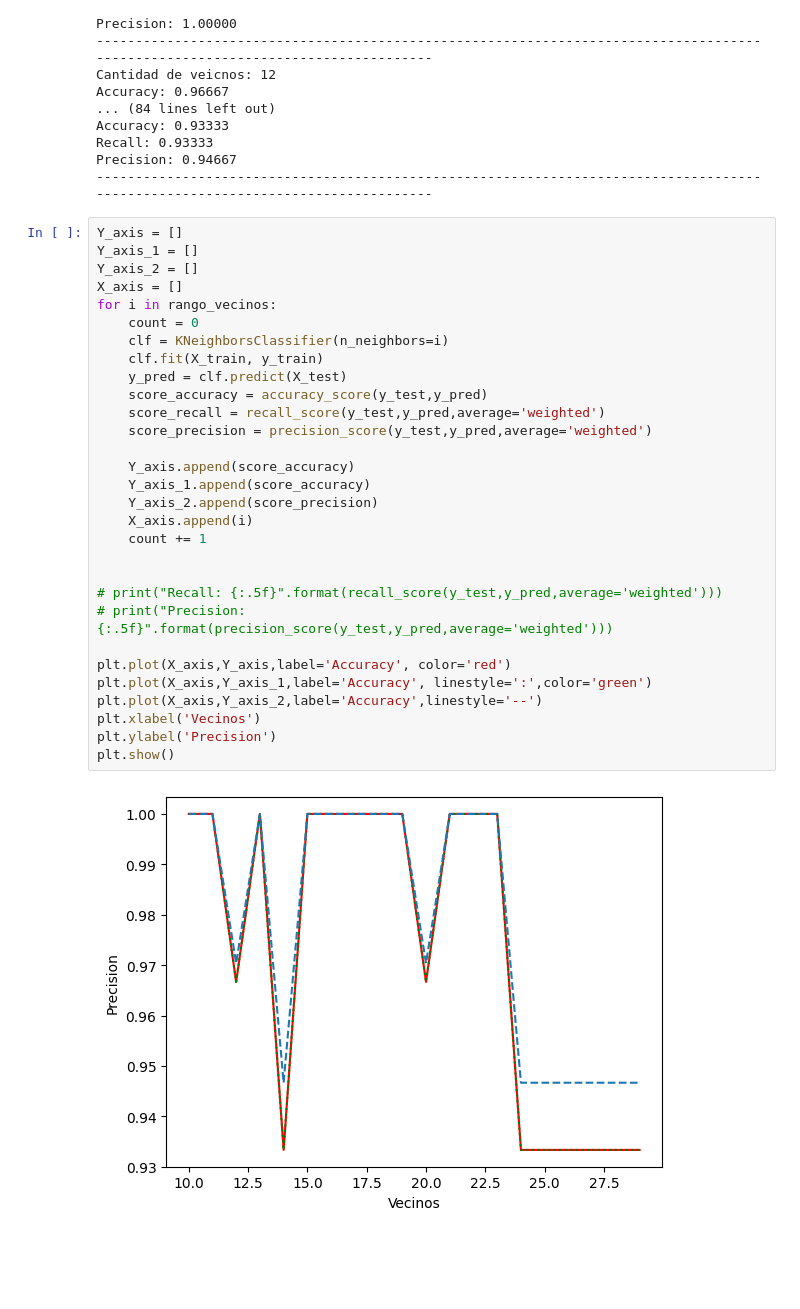
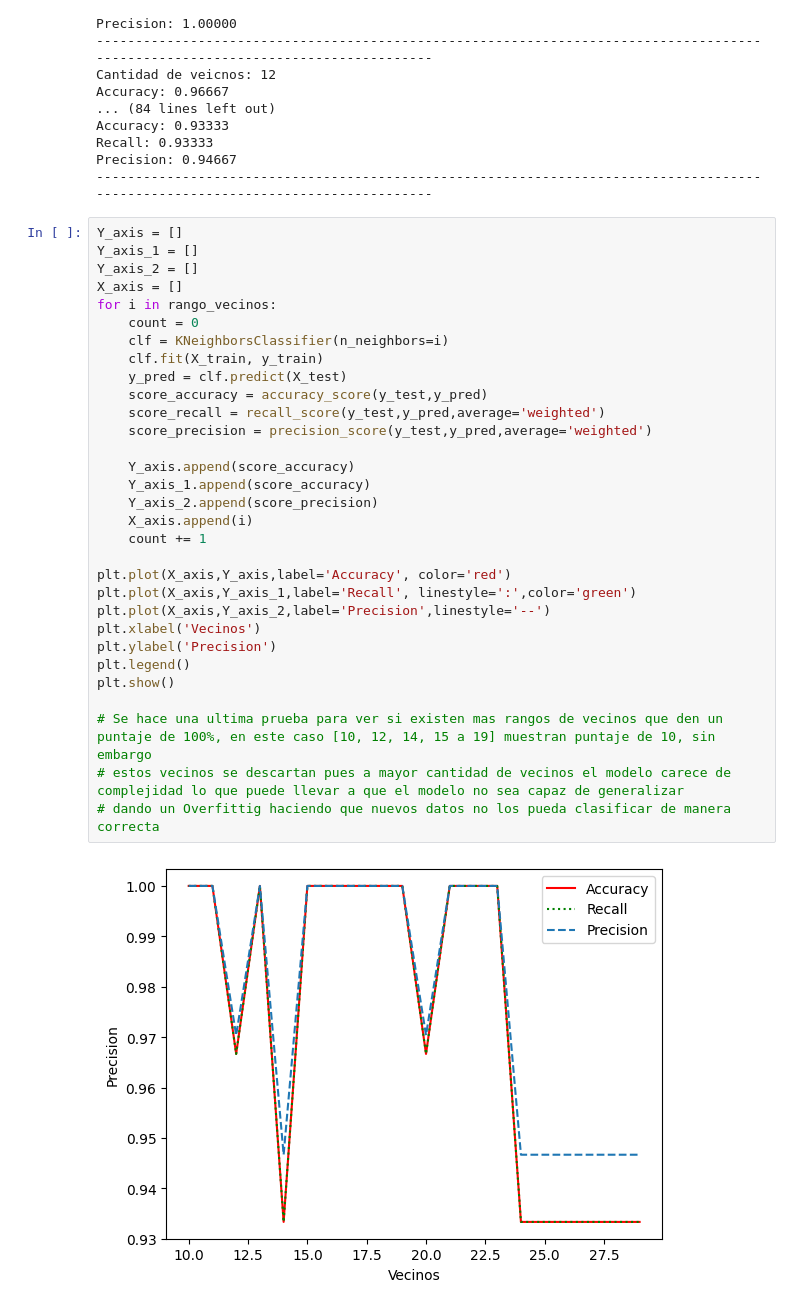
Before and after one commit to SantiagoGS97/Aprendizaje-Automatico, a Jupyter notebook: Semana 1.ipynb, the cells around one changed output. Cells and saved outputs as stored; diff of their text form; blank space fills up the shorter version.

```diff
--- a/Semana 1.ipynb
+++ b/Semana 1.ipynb
@@ -269,32 +276,33 @@ Precision: 0.94667
 # %%
 Y_axis = []
 Y_axis_1 = []
 Y_axis_2 = []
 X_axis = []
 for i in rango_vecinos:
     count = 0
     clf = KNeighborsClassifier(n_neighbors=i)
     clf.fit(X_train, y_train)
     y_pred = clf.predict(X_test)
     score_accuracy = accuracy_score(y_test,y_pred)
     score_recall = recall_score(y_test,y_pred,average='weighted')
     score_precision = precision_score(y_test,y_pred,average='weighted')
 
     Y_axis.append(score_accuracy)
     Y_axis_1.append(score_accuracy)
     Y_axis_2.append(score_precision)
     X_axis.append(i)
     count += 1
 
-
-# print("Recall: {:.5f}".format(recall_score(y_test,y_pred,average='weighted')))
-# print("Precision: {:.5f}".format(precision_score(y_test,y_pred,average='weighted')))
-
 plt.plot(X_axis,Y_axis,label='Accuracy', color='red')
-plt.plot(X_axis,Y_axis_1,label='Accuracy', linestyle=':',color='green')
-plt.plot(X_axis,Y_axis_2,label='Accuracy',linestyle='--')
+plt.plot(X_axis,Y_axis_1,label='Recall', linestyle=':',color='green')
+plt.plot(X_axis,Y_axis_2,label='Precision',linestyle='--')
 plt.xlabel('Vecinos')
 plt.ylabel('Precision')
+plt.legend()
 plt.show()
+
+# Se hace una ultima prueba para ver si existen mas rangos de vecinos que den un puntaje de 100%, en este caso [10, 12, 14, 15 a 19] muestran puntaje de 10, sin embargo
+# estos vecinos se descartan pues a mayor cantidad de vecinos el modelo carece de complejidad lo que puede llevar a que el modelo no sea capaz de generalizar
+# dando un Overfittig haciendo que nuevos datos no los pueda clasificar de manera correcta
 # %% [output]
-[figure, old version]
+[figure, new version]
```
Also changed, not shown: parts of 4 cells of this notebook.
